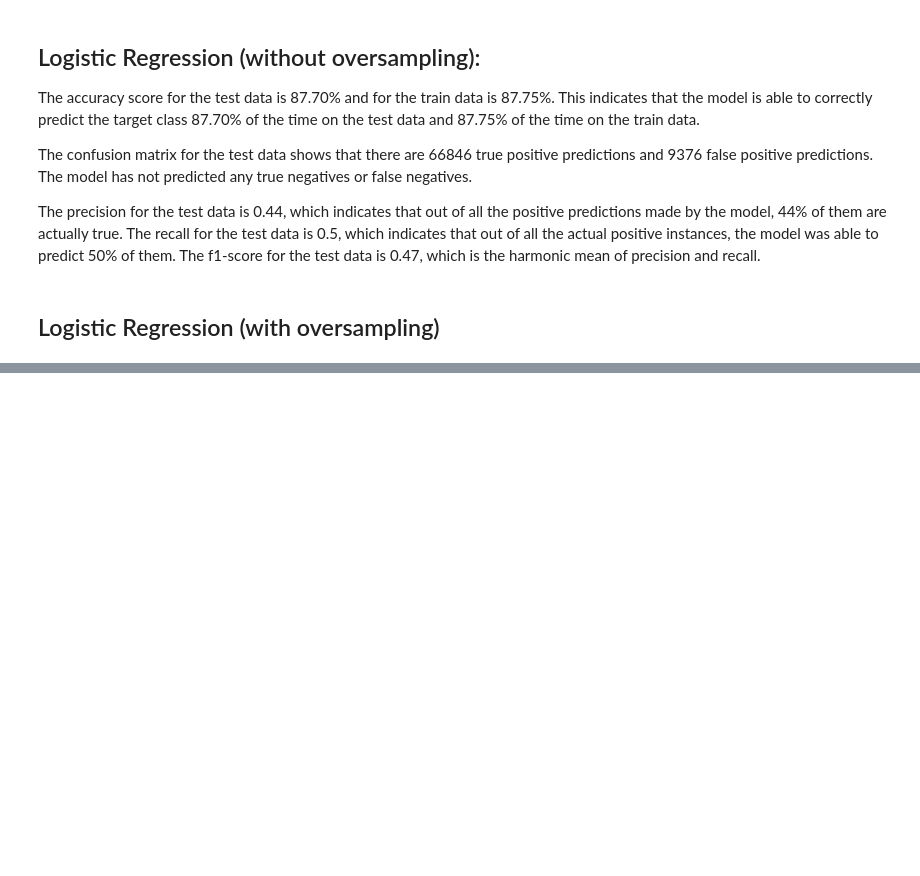
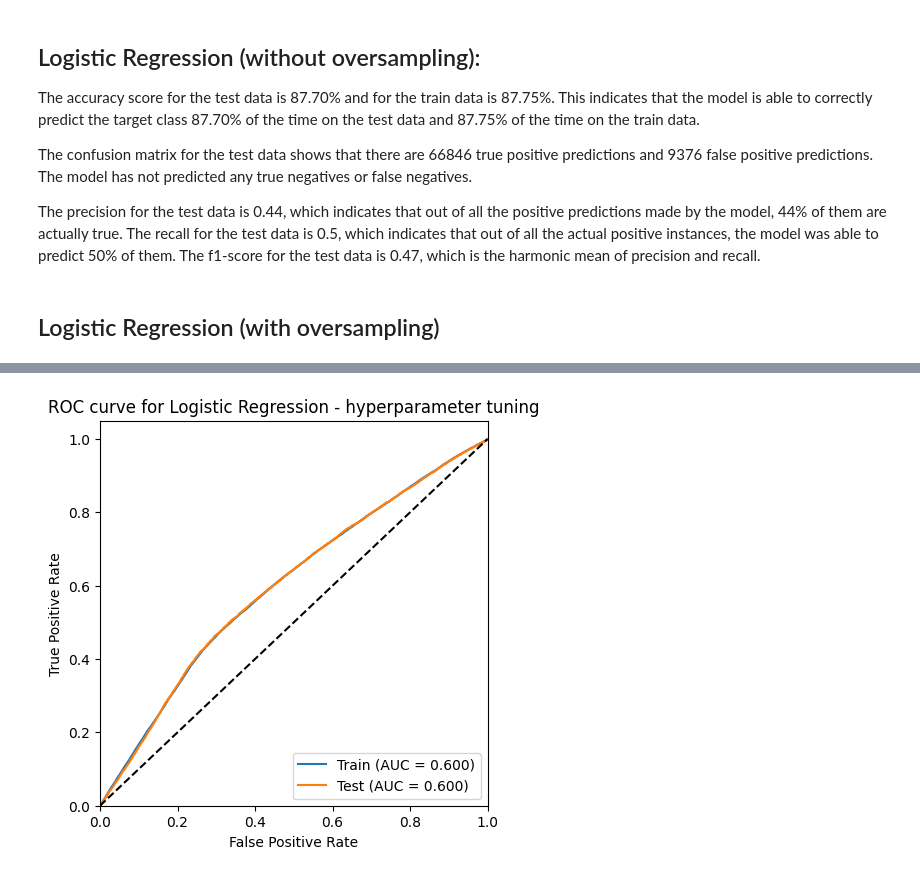
Before and after one commit to rajkumarshedage/Health-Insurance-Cross-Sell-Prediction, a Jupyter notebook: Health_Insurance_Cross_Sell_Prediction_.ipynb, the cells around one changed output, grey strips where cells are left out. Cells and saved outputs as stored; diff of their text form; code cells hidden in the pictures; blank space fills up the shorter version.

```diff
--- a/Health_Insurance_Cross_Sell_Prediction_.ipynb
+++ b/Health_Insurance_Cross_Sell_Prediction_.ipynb
@@ -1456,0 +1194,14 @@ ValueError: ignored
+# %%
+## Logistic Regression - hyperparameter tuning
+
+log_model = LogisticRegression(C = 0.1, max_iter = 1000, solver = 'saga')
+log_model.fit(X_train,y_train)
+
+## Making predictions on train and test data
+
+y_pred_log_test = log_model.predict(X_test)
+y_pred_log_train = log_model.predict(X_train)
+# %%
+## Accuracy Score, Confusion Matrix and Classification_report
+
+train_test_acc_cnf_clf_rep(y_train,y_test,y_pred_log_train,y_pred_log_test)
@@ -1456,0 +1226,6 @@ ValueError: ignored
+# %%
+## Roc-Auc Curve
+
+plot_roc_auc(log_model,X_test,y_test,'Logistic Regression - hyperparameter tuning')
+# %% [output]
+[figure, added]
```
Also changed, not shown: parts of 65 cells of this notebook.
